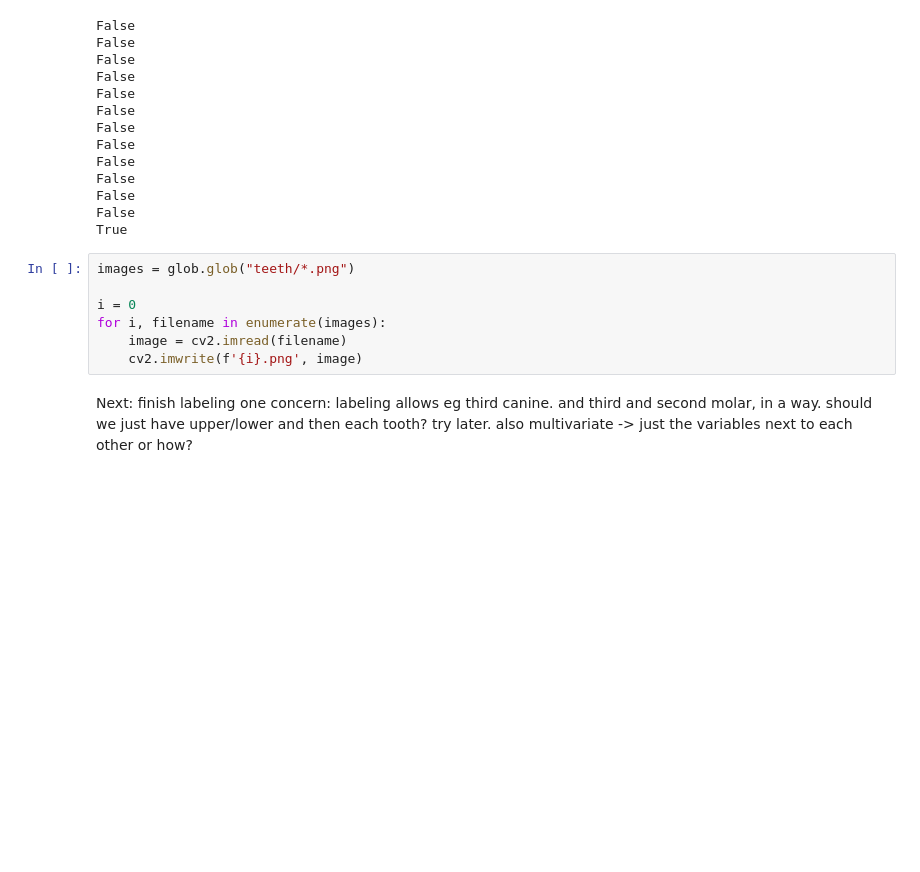
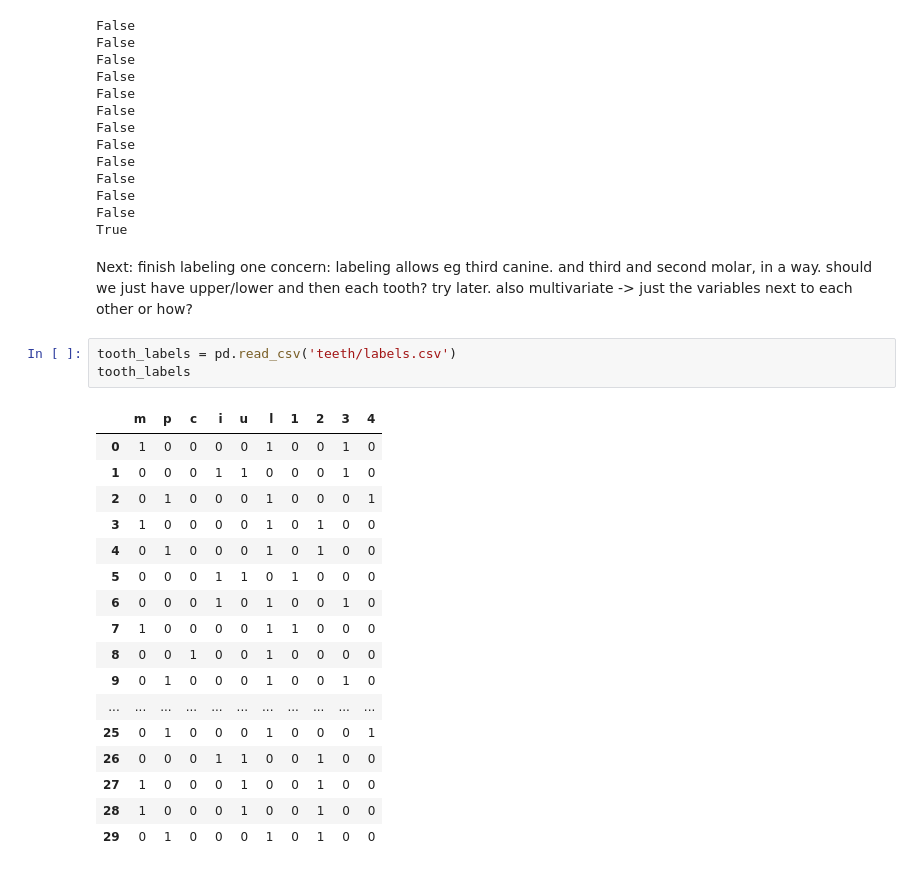
Before and after one commit to korolainenriikka/thesis, a Jupyter notebook: code/mnist-proof-of-concept/mnist_transfer_proof_of_concept.ipynb, the cells around one changed output. Saved outputs shown, nothing was run; the diff lists cells and outputs as text; blank space fills up the shorter version.

```diff
--- a/code/mnist-proof-of-concept/mnist_transfer_proof_of_concept.ipynb
+++ b/code/mnist-proof-of-concept/mnist_transfer_proof_of_concept.ipynb
@@ -121,13 +112,27 @@ False
 False
 False
 True
-# %%
-images = glob.glob("teeth/*.png")
-
-i = 0
-for i, filename in enumerate(images):
-    image = cv2.imread(filename)
-    cv2.imwrite(f'{i}.png', image)
 # %% [markdown]
 Next: finish labeling
 one concern: labeling allows eg third canine. and third and second molar, in a way. should we just have upper/lower and then each tooth? try later. also multivariate -> just the variables next to each other or how?
+# %%
+tooth_labels = pd.read_csv('teeth/labels.csv')
+tooth_labels
+# %% [output]
+|  | m | p | c | i | u | l | 1 | 2 | 3 | 4 |
+| 0 | 1 | 0 | 0 | 0 | 0 | 1 | 0 | 0 | 1 | 0 |
+| 1 | 0 | 0 | 0 | 1 | 1 | 0 | 0 | 0 | 1 | 0 |
+| 2 | 0 | 1 | 0 | 0 | 0 | 1 | 0 | 0 | 0 | 1 |
+| 3 | 1 | 0 | 0 | 0 | 0 | 1 | 0 | 1 | 0 | 0 |
+| 4 | 0 | 1 | 0 | 0 | 0 | 1 | 0 | 1 | 0 | 0 |
+| 5 | 0 | 0 | 0 | 1 | 1 | 0 | 1 | 0 | 0 | 0 |
+| 6 | 0 | 0 | 0 | 1 | 0 | 1 | 0 | 0 | 1 | 0 |
+| 7 | 1 | 0 | 0 | 0 | 0 | 1 | 1 | 0 | 0 | 0 |
+| 8 | 0 | 0 | 1 | 0 | 0 | 1 | 0 | 0 | 0 | 0 |
+| 9 | 0 | 1 | 0 | 0 | 0 | 1 | 0 | 0 | 1 | 0 |
+| ... | ... | ... | ... | ... | ... | ... | ... | ... | ... | ... |
+| 25 | 0 | 1 | 0 | 0 | 0 | 1 | 0 | 0 | 0 | 1 |
+| 26 | 0 | 0 | 0 | 1 | 1 | 0 | 0 | 1 | 0 | 0 |
+| 27 | 1 | 0 | 0 | 0 | 1 | 0 | 0 | 1 | 0 | 0 |
+| 28 | 1 | 0 | 0 | 0 | 1 | 0 | 0 | 1 | 0 | 0 |
+| 29 | 0 | 1 | 0 | 0 | 0 | 1 | 0 | 1 | 0 | 0 |
```
Also changed, not shown: parts of 18 cells of this notebook, 5 other files.
